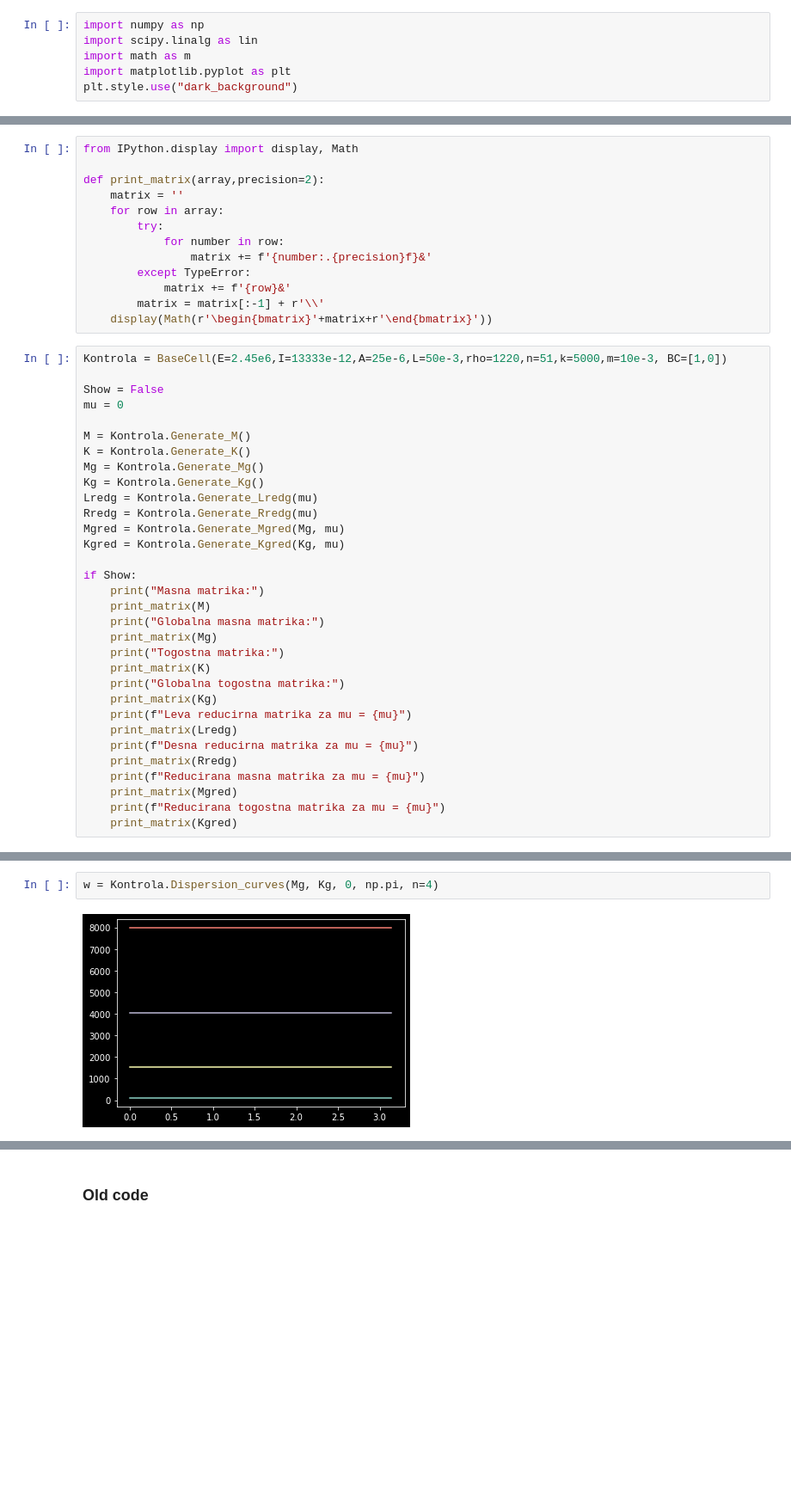
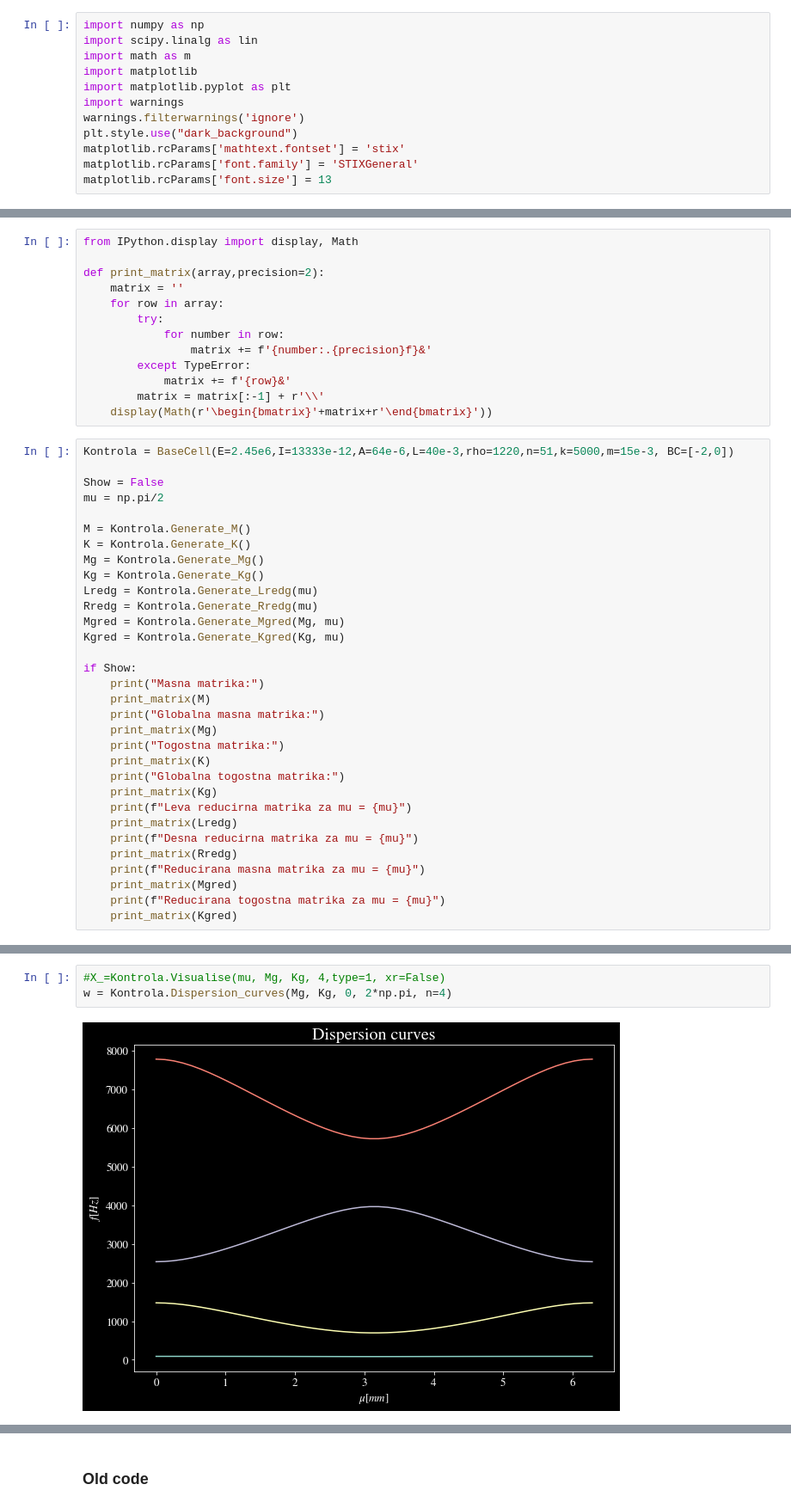
Before and after one commit to pibrnik/metamaterials, a Jupyter notebook: Program.ipynb, the cells around one changed output, grey strips where cells are left out. Shown at 86% size. Saved outputs shown, nothing was run; the diff lists cells and outputs as text; blank space fills up the shorter version.

Commit message:
Dispersion curves, DOF control, Mu visualisation

```diff
--- a/Program.ipynb
+++ b/Program.ipynb
@@ -6,8 +6,14 @@
 import numpy as np
 import scipy.linalg as lin
 import math as m
+import matplotlib
 import matplotlib.pyplot as plt
+import warnings
+warnings.filterwarnings('ignore')
 plt.style.use("dark_background")
+matplotlib.rcParams['mathtext.fontset'] = 'stix'
+matplotlib.rcParams['font.family'] = 'STIXGeneral'
+matplotlib.rcParams['font.size'] = 13
 # %%
 np.set_printoptions(precision=3)
 np.set_printoptions(threshold=sys.maxsize)
@@ -390,10 +482,10 @@ def print_matrix(array,precision=2):
         matrix = matrix[:-1] + r'\\'
     display(Math(r'\begin{bmatrix}'+matrix+r'\end{bmatrix}'))
 # %%
-Kontrola = BaseCell(E=2.45e6,I=13333e-12,A=25e-6,L=50e-3,rho=1220,n=51,k=5000,m=10e-3, BC=[1,0])
+Kontrola = BaseCell(E=2.45e6,I=13333e-12,A=64e-6,L=40e-3,rho=1220,n=51,k=5000,m=15e-3, BC=[-2,0])
 
 Show = False
-mu = 0
+mu = np.pi/2
 
 M = Kontrola.Generate_M()
 K = Kontrola.Generate_K()
@@ -431,4 +516,5 @@ X_=Kontrola.Visualise(mu, Mg, Kg, 6,type=0)
 # %%
-w = Kontrola.Dispersion_curves(Mg, Kg, 0, np.pi, n=4)
+#X_=Kontrola.Visualise(mu, Mg, Kg, 4,type=1, xr=False)
+w = Kontrola.Dispersion_curves(Mg, Kg, 0, 2*np.pi, n=4)
 # %% [output]
-[figure, old version]
+[figure, new version]
```
Also changed, not shown: parts of 9 cells of this notebook.
